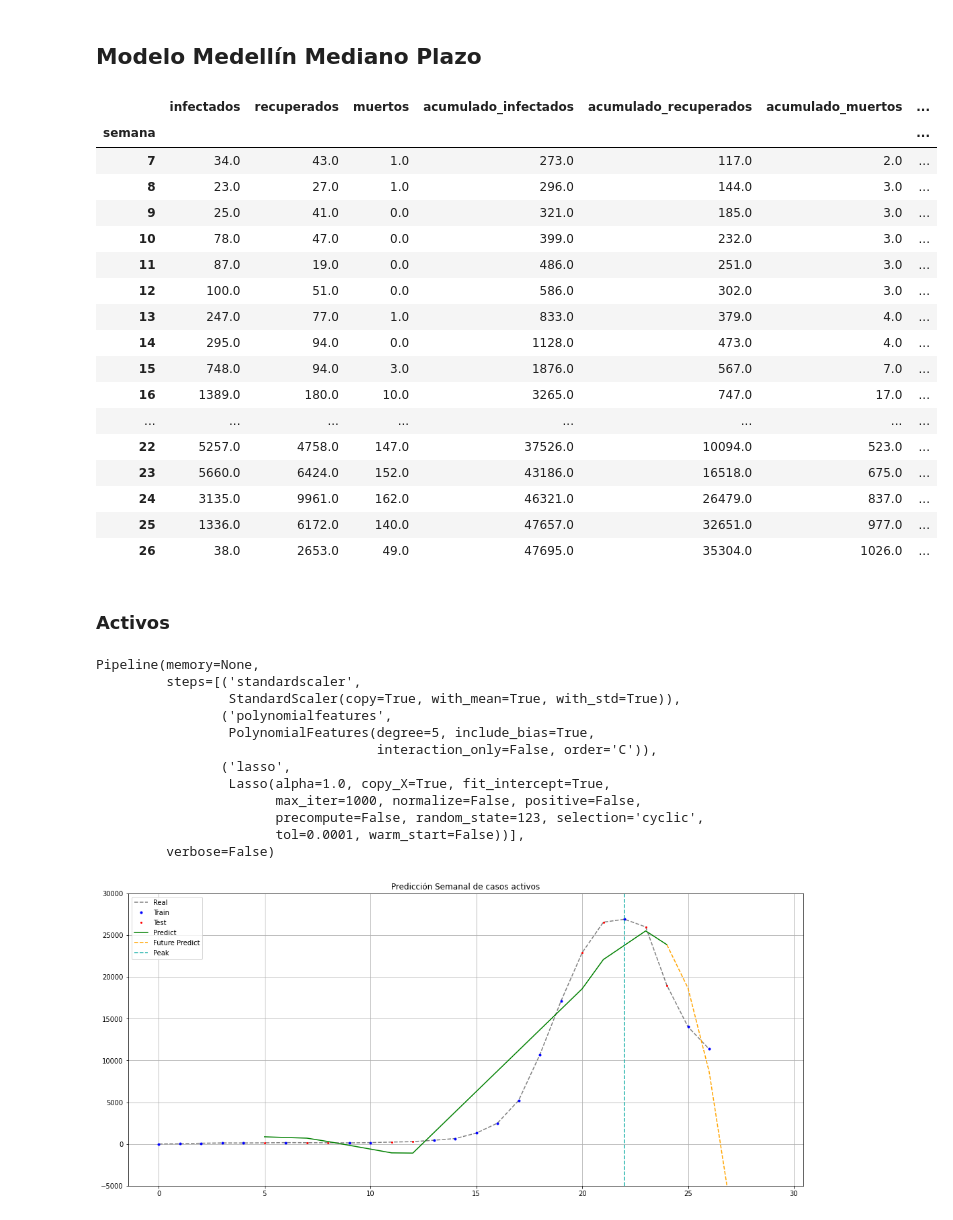
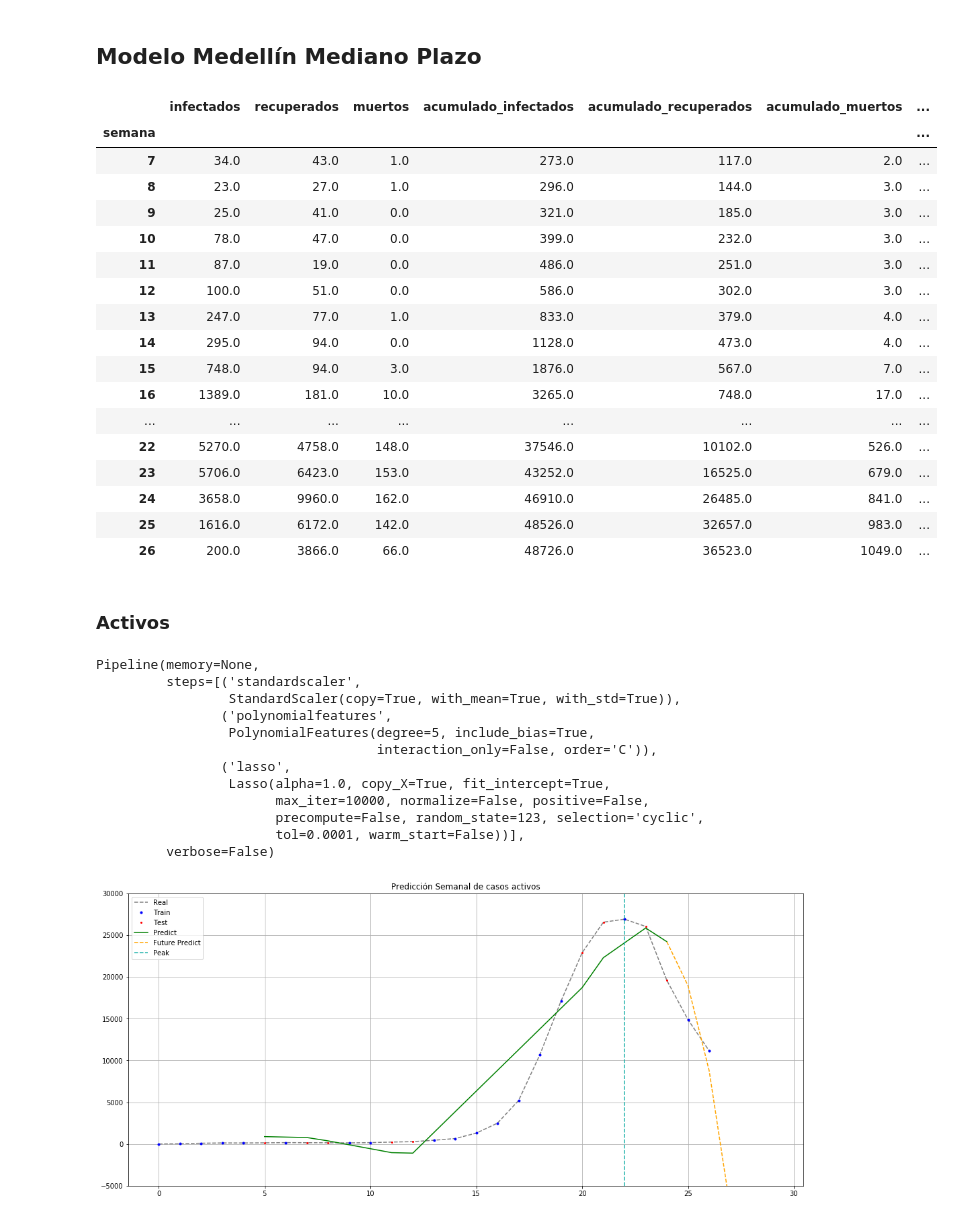
Before and after one commit to sefigueroacUNAL/predictiva-covid, a Jupyter notebook: 3_Modelo_JLM.ipynb, the cells around one changed output. Drawn from its saved outputs; the diff is of its cells as text; code cells hidden in the pictures.

```diff
--- a/3_Modelo_JLM.ipynb
+++ b/3_Modelo_JLM.ipynb
@@ -276,28 +276,28 @@ After Peak MAE:         2494
 # %% [markdown]
 ## Modelo Medellín Mediano Plazo
 # %%
-urlDatasetMED_w = '/content/drive/Shared drives/Analitica Predictiva/Datos/data_weekly_Medellin.pickle'
+urlDatasetMED_w = 'Datos/data_weekly_Medellin.pickle'
 dfMED_w = pd.read_pickle(urlDatasetMED_w)
 dfMED_w.tail(20)
 # %% [output]
 |  | infectados | recuperados | muertos | acumulado_infectados | acumulado_recuperados | acumulado_muertos | ... |
 | semana |  |  |  |  |  |  | ... |
 | 7 | 34.0 | 43.0 | 1.0 | 273.0 | 117.0 | 2.0 | ... |
 | 8 | 23.0 | 27.0 | 1.0 | 296.0 | 144.0 | 3.0 | ... |
 | 9 | 25.0 | 41.0 | 0.0 | 321.0 | 185.0 | 3.0 | ... |
 | 10 | 78.0 | 47.0 | 0.0 | 399.0 | 232.0 | 3.0 | ... |
 | 11 | 87.0 | 19.0 | 0.0 | 486.0 | 251.0 | 3.0 | ... |
 | 12 | 100.0 | 51.0 | 0.0 | 586.0 | 302.0 | 3.0 | ... |
 | 13 | 247.0 | 77.0 | 1.0 | 833.0 | 379.0 | 4.0 | ... |
 | 14 | 295.0 | 94.0 | 0.0 | 1128.0 | 473.0 | 4.0 | ... |
 | 15 | 748.0 | 94.0 | 3.0 | 1876.0 | 567.0 | 7.0 | ... |
-| 16 | 1389.0 | 180.0 | 10.0 | 3265.0 | 747.0 | 17.0 | ... |
+| 16 | 1389.0 | 181.0 | 10.0 | 3265.0 | 748.0 | 17.0 | ... |
 | ... | ... | ... | ... | ... | ... | ... | ... |
-| 22 | 5257.0 | 4758.0 | 147.0 | 37526.0 | 10094.0 | 523.0 | ... |
-| 23 | 5660.0 | 6424.0 | 152.0 | 43186.0 | 16518.0 | 675.0 | ... |
-| 24 | 3135.0 | 9961.0 | 162.0 | 46321.0 | 26479.0 | 837.0 | ... |
-| 25 | 1336.0 | 6172.0 | 140.0 | 47657.0 | 32651.0 | 977.0 | ... |
-| 26 | 38.0 | 2653.0 | 49.0 | 47695.0 | 35304.0 | 1026.0 | ... |
+| 22 | 5270.0 | 4758.0 | 148.0 | 37546.0 | 10102.0 | 526.0 | ... |
+| 23 | 5706.0 | 6423.0 | 153.0 | 43252.0 | 16525.0 | 679.0 | ... |
+| 24 | 3658.0 | 9960.0 | 162.0 | 46910.0 | 26485.0 | 841.0 | ... |
+| 25 | 1616.0 | 6172.0 | 142.0 | 48526.0 | 32657.0 | 983.0 | ... |
+| 26 | 200.0 | 3866.0 | 66.0 | 48726.0 | 36523.0 | 1049.0 | ... |
 # %% [markdown]
 ### Activos
 # %%
@@ -306,7 +306,7 @@ X = dfMED_w.index.values.reshape(-1,1)
 y = dfMED_w['activos'].values.reshape(-1,1)
 X_train, X_test, y_train, y_test = train_test_split(X,y,test_size=0.3,random_state=123,shuffle=True)
 #Train Model.
-pipe = make_pipeline(StandardScaler(),PolynomialFeatures(degree=5),Lasso(random_state=123))
+pipe = make_pipeline(StandardScaler(),PolynomialFeatures(degree=5),Lasso(max_iter=10000,random_state=123))
 pipe.fit(X_train,y_train)
 # %% [output]
 Pipeline(memory=None,
@@ -317,7 +317,7 @@ Pipeline(memory=None,
                                     interaction_only=False, order='C')),
                 ('lasso',
                  Lasso(alpha=1.0, copy_X=True, fit_intercept=True,
-                       max_iter=1000, normalize=False, positive=False,
+                       max_iter=10000, normalize=False, positive=False,
                        precompute=False, random_state=123, selection='cyclic',
                        tol=0.0001, warm_start=False))],
          verbose=False)
```
Also changed, not shown: parts of 13 cells of this notebook.
